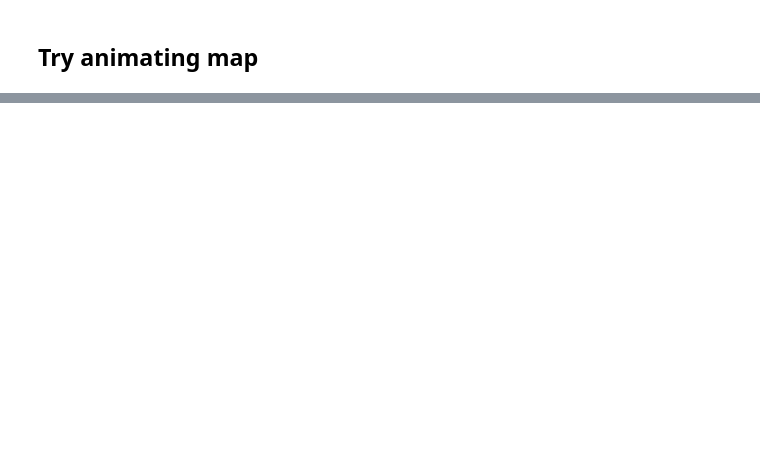
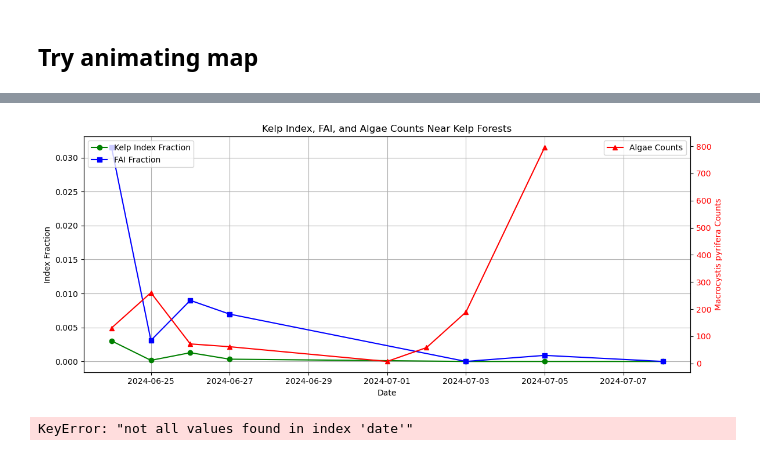
Before and after one commit to fish-pace/2026-proj-kelp-west, a Jupyter notebook: contributor_folders/tena/kelp_color.ipynb, the cells around one changed output, grey strips where cells are left out. Cells and saved outputs as stored; diff of their text form; code cells hidden in the pictures; blank space fills up the shorter version.

```diff
--- a/contributor_folders/tena/kelp_color.ipynb
+++ b/contributor_folders/tena/kelp_color.ipynb
@@ -1519,0 +1610,80 @@ plt.show()
+# %%
+import matplotlib.pyplot as plt
+
+# load in CUTI data
+cuti = xr.open_dataset('/home/jovyan/2026-proj-kelp-west/data/CUTI_daily.nc')
+cuti.head()
+
+## select time slice
+cuti_da = cuti.sel(
+    latitude=34,
+    time=slice("2024-06-24", "2024-07-05")
+)
+
+## create dataframe
+cuti_da = cuti_da["CUTI"]
+
+## load in PISCO data
+algae = xr.open_dataset('/home/jovyan/2026-proj-kelp-west/data/PISCOKelpAbundance.nc')
+
+## select time slice
+algae = algae.sel(
+    date=slice("2024-06-24", "2024-07-07")
+)
+
+## pick a variable to compare
+macro_da = algae["MACPYRAD"]
+
+# Collapse spatial dimensions to daily mean or sum
+macro_daily_sum = macro_da.sum(dim=("latitude", "longitude"))
+
+fig, ax1 = plt.subplots(figsize=(12,5))
+
+# --- Left y-axis: indices ---
+ax1.plot(df.index, df["kelp_frac"], 'g-o', label="Kelp Index Fraction")
+ax1.plot(df.index, df["fai_frac"], 'b-s', label="FAI Fraction")
+#ax1.plot(cuti_da["time"], cuti_da, "s-", label="CUTI", color="purple")
+ax1.set_xlabel("Date")
+ax1.set_ylabel("Index Fraction", color='black')
+ax1.tick_params(axis='y', labelcolor='black')
+ax1.grid(True)
+ax1.legend(loc="upper left")
+
+# --- Right y-axis: macroalgae counts ---
+ax2 = ax1.twinx()
+ax2.plot(macro_daily_sum.date, macro_daily_sum.values, 'r-^', label="Algae Counts")
+ax2.set_ylabel("Macrocystis pyrifera Counts", color='red')
+ax2.tick_params(axis='y', labelcolor='red')
+ax2.legend(loc="upper right")
+
+plt.title("Kelp Index, FAI, and Algae Counts Near Kelp Forests")
+plt.xticks(rotation=45)
+plt.tight_layout()
+plt.show()
+# %% [output]
+[figure, added]
+# %%
+import pandas as pd
+import numpy as np
+
+# Collapse MACPYRAD to daily mean or sum
+macro_daily = macro_da.mean(dim=("latitude", "longitude"))  # or .sum(dim=("latitude","longitude"))
+
+# Align dates with your stats_df
+df_corr = df.copy()
+df_corr["macro_counts"] = macro_daily.sel(date=df.index).values  # make sure dates match
+
+# Compute correlation matrix
+corr_matrix = df_corr[["kelp_frac", "fai_frac", "macro_counts"]].corr()
+print("Correlation matrix:\n", corr_matrix)
+
+# Pairwise correlations
+kelp_fai_corr = df_corr["kelp_frac"].corr(df_corr["fai_frac"])
+kelp_macro_corr = df_corr["kelp_frac"].corr(df_corr["macro_counts"])
+fai_macro_corr = df_corr["fai_frac"].corr(df_corr["macro_counts"])
+
+print(f"\nKelp index vs FAI fraction: {kelp_fai_corr:.3f}")
+print(f"Kelp index vs Macroalgae counts: {kelp_macro_corr:.3f}")
+print(f"FAI fraction vs Macroalgae counts: {fai_macro_corr:.3f}")
+# %% [output]
+KeyError: "not all values found in index 'date'"
```
Also changed, not shown: parts of 23 cells of this notebook, 3 other files.
